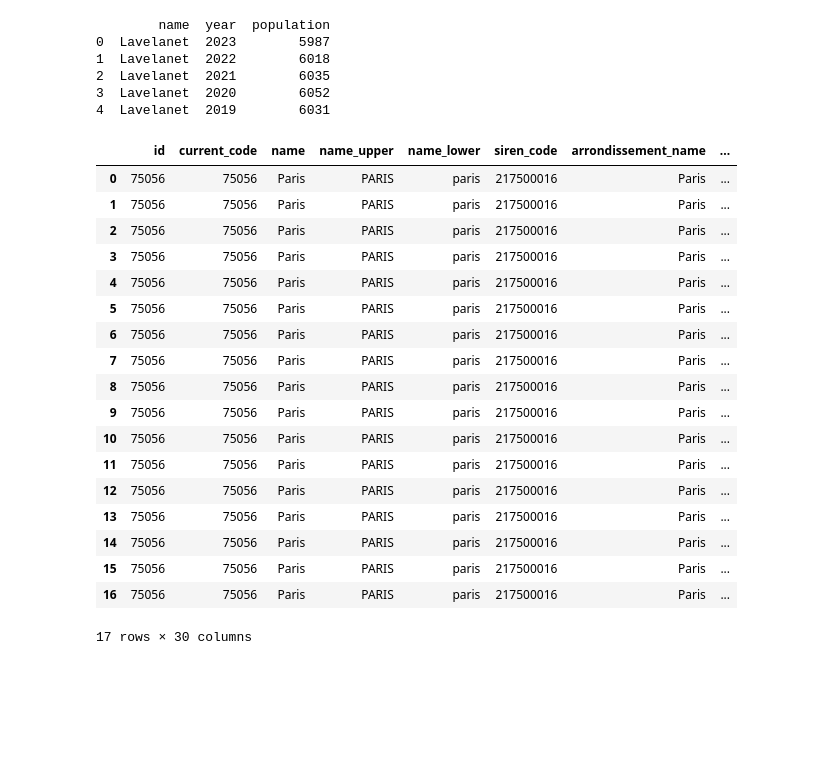
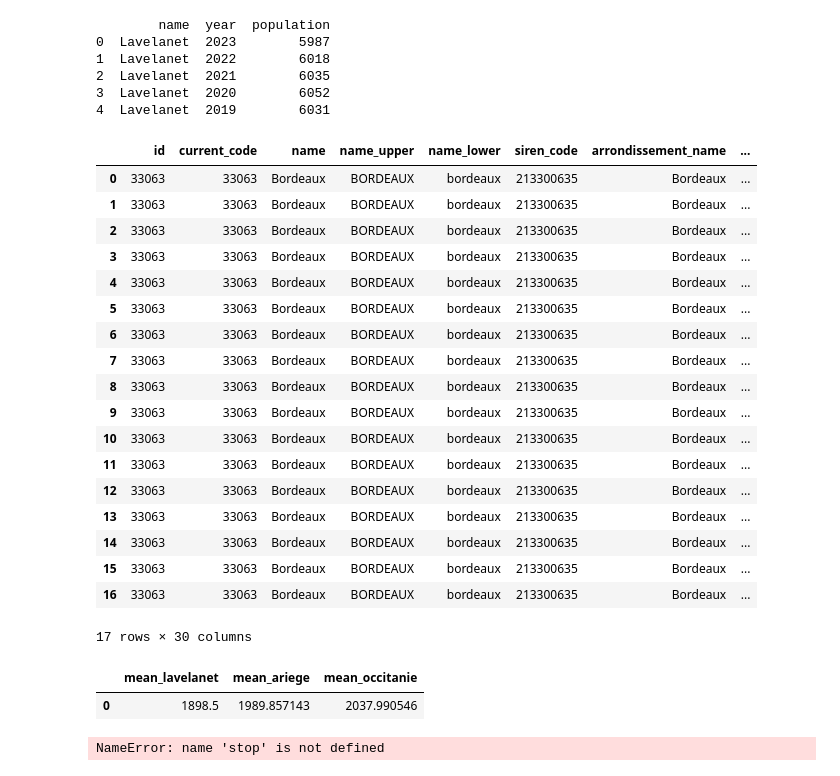
Before and after one commit to enarroied/mess_box, a Jupyter notebook: geo_france/query_lakehouse.ipynb, the cells around one changed output. Drawn from its saved outputs; the diff is of its cells as text; code cells hidden in the pictures; blank space fills up the shorter version.

```diff
--- a/geo_france/query_lakehouse.ipynb
+++ b/geo_france/query_lakehouse.ipynb
@@ -63,35 +63,51 @@ print(result)
 # %%
 result = conn.execute("""
     SELECT
     *
 FROM read_parquet('s3://lakehouse-processed/dim_communes_france.parquet') AS c
 JOIN read_parquet('s3://lakehouse-processed/fact_population.parquet') AS p
     ON c.id = p.id
-WHERE c.name='Paris'
+WHERE c.name='Bordeaux'
 AND P.year >=2007
 ORDER BY p.year DESC
 """).df()
 result
 # %% [output]
 |  | id | current_code | name | name_upper | name_lower | siren_code | arrondissement_name | ... |
-| 0 | 75056 | 75056 | Paris | PARIS | paris | 217500016 | Paris | ... |
-| 1 | 75056 | 75056 | Paris | PARIS | paris | 217500016 | Paris | ... |
-| 2 | 75056 | 75056 | Paris | PARIS | paris | 217500016 | Paris | ... |
-| 3 | 75056 | 75056 | Paris | PARIS | paris | 217500016 | Paris | ... |
-| 4 | 75056 | 75056 | Paris | PARIS | paris | 217500016 | Paris | ... |
-| 5 | 75056 | 75056 | Paris | PARIS | paris | 217500016 | Paris | ... |
-| 6 | 75056 | 75056 | Paris | PARIS | paris | 217500016 | Paris | ... |
-| 7 | 75056 | 75056 | Paris | PARIS | paris | 217500016 | Paris | ... |
-| 8 | 75056 | 75056 | Paris | PARIS | paris | 217500016 | Paris | ... |
-| 9 | 75056 | 75056 | Paris | PARIS | paris | 217500016 | Paris | ... |
-| 10 | 75056 | 75056 | Paris | PARIS | paris | 217500016 | Paris | ... |
-| 11 | 75056 | 75056 | Paris | PARIS | paris | 217500016 | Paris | ... |
-| 12 | 75056 | 75056 | Paris | PARIS | paris | 217500016 | Paris | ... |
-| 13 | 75056 | 75056 | Paris | PARIS | paris | 217500016 | Paris | ... |
-| 14 | 75056 | 75056 | Paris | PARIS | paris | 217500016 | Paris | ... |
-| 15 | 75056 | 75056 | Paris | PARIS | paris | 217500016 | Paris | ... |
-| 16 | 75056 | 75056 | Paris | PARIS | paris | 217500016 | Paris | ... |
+| 0 | 33063 | 33063 | Bordeaux | BORDEAUX | bordeaux | 213300635 | Bordeaux | ... |
+| 1 | 33063 | 33063 | Bordeaux | BORDEAUX | bordeaux | 213300635 | Bordeaux | ... |
+| 2 | 33063 | 33063 | Bordeaux | BORDEAUX | bordeaux | 213300635 | Bordeaux | ... |
+| 3 | 33063 | 33063 | Bordeaux | BORDEAUX | bordeaux | 213300635 | Bordeaux | ... |
+| 4 | 33063 | 33063 | Bordeaux | BORDEAUX | bordeaux | 213300635 | Bordeaux | ... |
+| 5 | 33063 | 33063 | Bordeaux | BORDEAUX | bordeaux | 213300635 | Bordeaux | ... |
+| 6 | 33063 | 33063 | Bordeaux | BORDEAUX | bordeaux | 213300635 | Bordeaux | ... |
+| 7 | 33063 | 33063 | Bordeaux | BORDEAUX | bordeaux | 213300635 | Bordeaux | ... |
+| 8 | 33063 | 33063 | Bordeaux | BORDEAUX | bordeaux | 213300635 | Bordeaux | ... |
+| 9 | 33063 | 33063 | Bordeaux | BORDEAUX | bordeaux | 213300635 | Bordeaux | ... |
+| 10 | 33063 | 33063 | Bordeaux | BORDEAUX | bordeaux | 213300635 | Bordeaux | ... |
+| 11 | 33063 | 33063 | Bordeaux | BORDEAUX | bordeaux | 213300635 | Bordeaux | ... |
+| 12 | 33063 | 33063 | Bordeaux | BORDEAUX | bordeaux | 213300635 | Bordeaux | ... |
+| 13 | 33063 | 33063 | Bordeaux | BORDEAUX | bordeaux | 213300635 | Bordeaux | ... |
+| 14 | 33063 | 33063 | Bordeaux | BORDEAUX | bordeaux | 213300635 | Bordeaux | ... |
+| 15 | 33063 | 33063 | Bordeaux | BORDEAUX | bordeaux | 213300635 | Bordeaux | ... |
+| 16 | 33063 | 33063 | Bordeaux | BORDEAUX | bordeaux | 213300635 | Bordeaux | ... |
 17 rows × 30 columns
+# %%
+result = conn.execute("""
+    SELECT AVG(CASE WHEN c.name = 'Lavelanet' THEN p.mean_salary END) AS mean_lavelanet,
+    AVG(CASE WHEN c.department_name = 'Ariège' THEN p.mean_salary END) AS mean_ariege,
+    AVG(CASE WHEN c.region_name = 'Occitanie' THEN p.mean_salary END) AS mean_occitanie
+    FROM read_parquet('s3://lakehouse-processed/dim_communes_france.parquet') c
+        JOIN read_parquet('s3://lakehouse-processed/fact_salaries.parquet') p ON c.id = p.id
+""").df()
+result
+# %% [output]
+|  | mean_lavelanet | mean_ariege | mean_occitanie |
+| 0 | 1898.5 | 1989.857143 | 2037.990546 |
+# %%
+stop
+# %% [output]
+NameError: name 'stop' is not defined
 # %%
 def get_commune_population(commune_id: str, conn) -> pd.DataFrame:
     """
```
Also changed, not shown: parts of 3 cells of this notebook.
